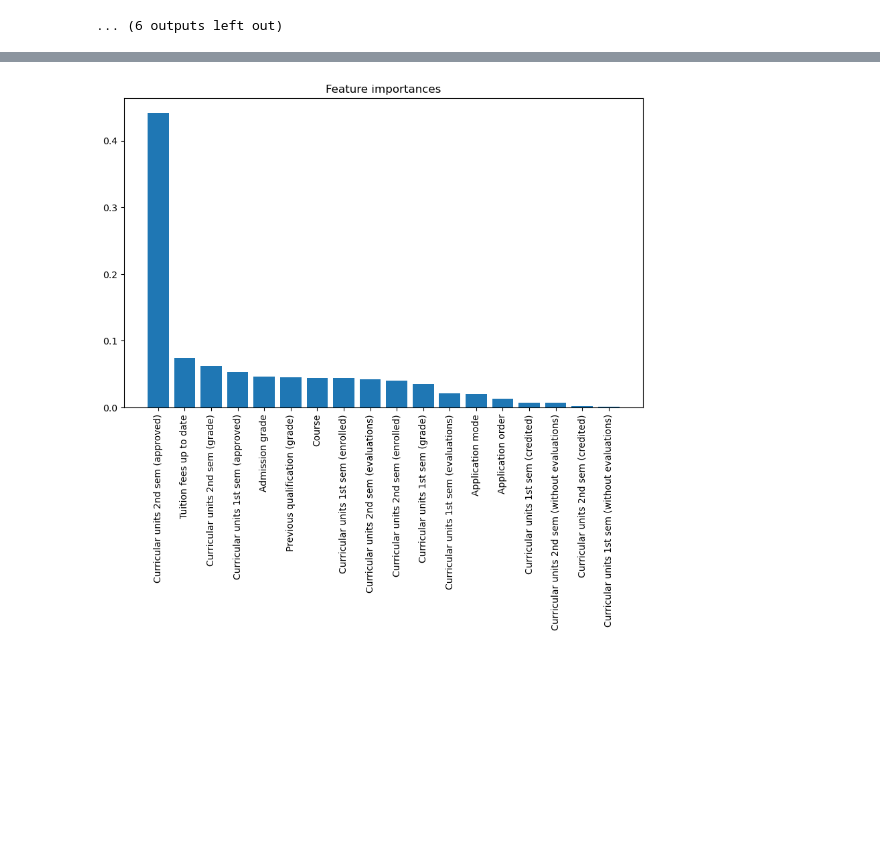
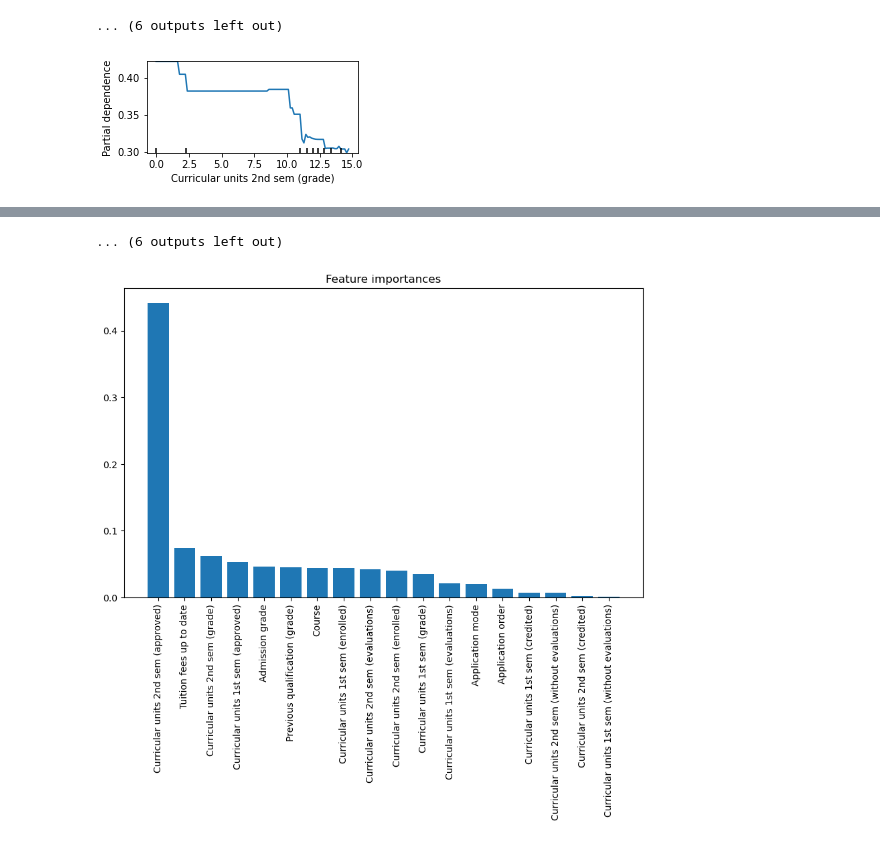
Before and after one commit to marijakljestan/predict-dropout-or-academic-success, a Jupyter notebook: ml_models_interpretation.ipynb, the cells around one changed output, grey strips where cells are left out. Saved outputs shown, nothing was run; the diff lists cells and outputs as text; code cells hidden in the pictures; blank space fills up the shorter version.

```diff
--- a/ml_models_interpretation.ipynb
+++ b/ml_models_interpretation.ipynb
@@ -134,3 +168,8 @@ partial_plot_for_graduate(dt)
 [figure]
 [figure]
 ... (6 outputs left out)
+# %%
+dt = load_model('dt')
+partial_plot_for_dropout(dt)
+# %% [output]
+[figure, added]
@@ -137,3 +187,4 @@ partial_plot_for_graduate(dt)
+... (6 outputs left out)
 # %%
 plot_feature_importance(dt)
 # %% [output]
```
Also changed, not shown: parts of 8 cells of this notebook.
